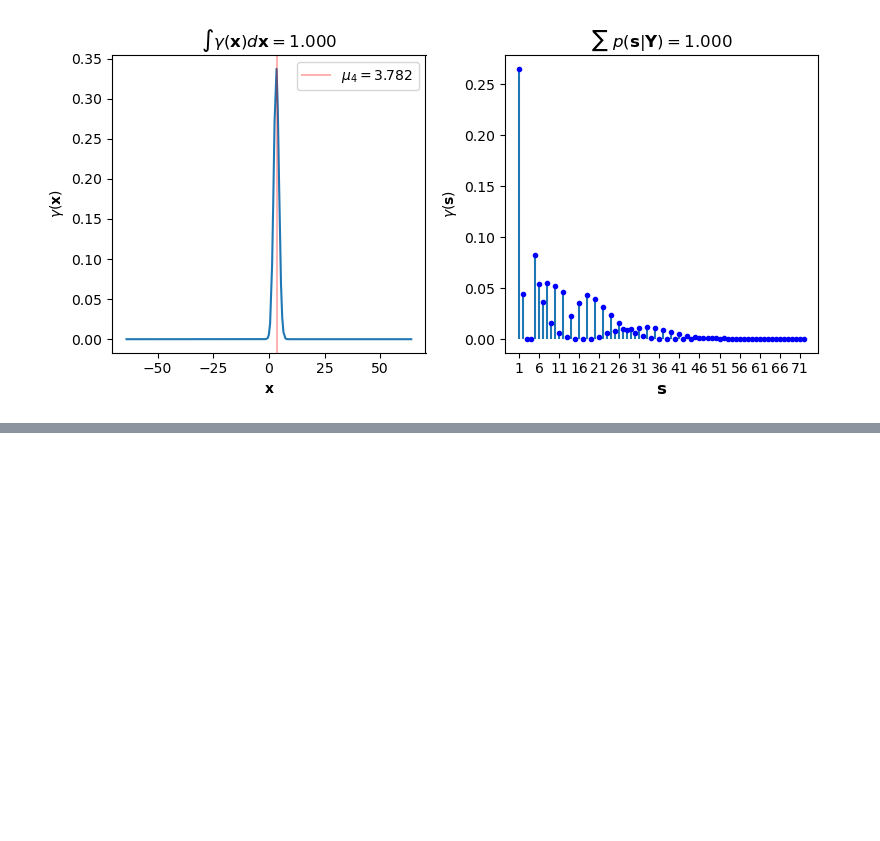
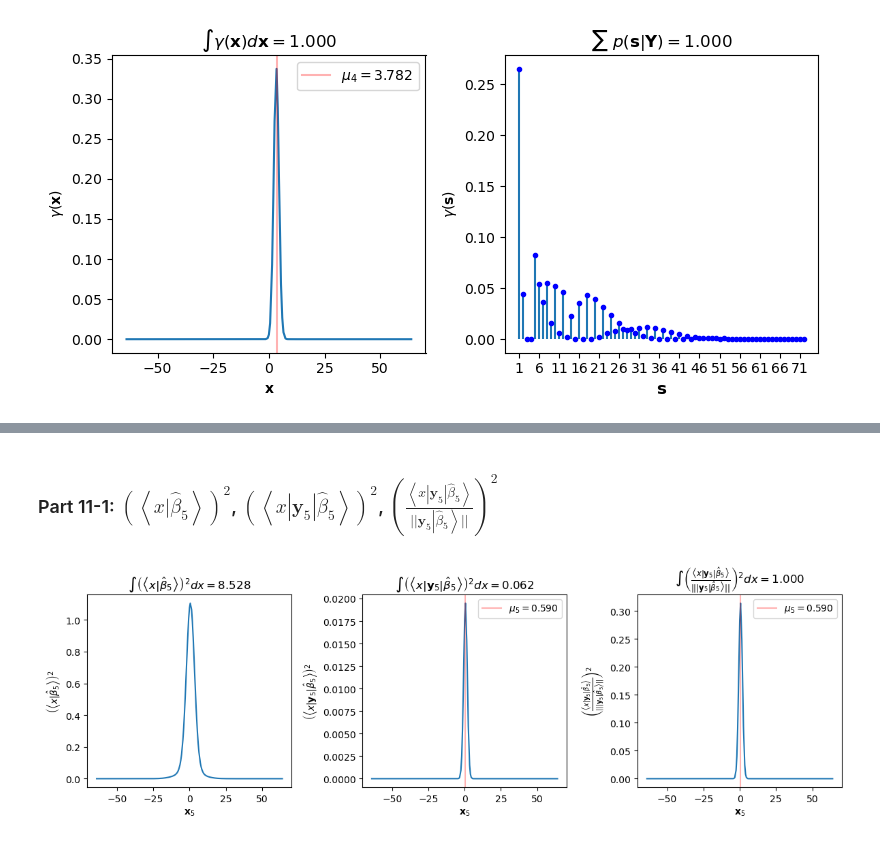
Before and after one commit to yizaochen/md_pisl, a Jupyter notebook: notebooks/diffusion_coefficient/eigenspace_graphical_EM_A_0.ipynb, the cells around one changed output, grey strips where cells are left out. Drawn from its saved outputs; the diff is of its cells as text; code cells hidden in the pictures; blank space fills up the shorter version.

```diff
--- a/notebooks/diffusion_coefficient/eigenspace_graphical_EM_A_0.ipynb
+++ b/notebooks/diffusion_coefficient/eigenspace_graphical_EM_A_0.ipynb
@@ -257,0 +320,15 @@ sqrt.(r_sqrt_array[1:6])
+# %% [markdown]
+### Part 11-1:  $\left( \left< x| \hat{\beta}_5 \right> \right)^2$, $\left( \left< x| \textbf{y}_5 | \hat{\beta}_5 \right> \right)^2$, $\left( \frac{\left< x| \textbf{y}_5 | \hat{\beta}_5 \right>}{ || \textbf{y}_5 \left| \hat{\beta}_5 \right>||} \right)^2$
+# %%
+photon_mat = get_photon_matrix_gaussian(y_record[5], xref, e_norm, interpo_xs, Np, w0, k_delta)
+psi_photon_psi = eigenvect_mat_prime' * photon_mat * eigenvect_mat_prime;
+# %%
+beta_hat_5 = beta_mat[:,5]
+y_beta_hat_5 = psi_photon_psi * beta_hat_5
+
+beta_hat_5_x_square = proj_vector_from_eigenspace_to_xspace(eigenvect_mat_prime, beta_hat_5) .^ 2
+y_beta_hat_5_x_square = proj_vector_from_eigenspace_to_xspace(eigenvect_mat_prime, y_beta_hat_5) .^ 2
+norm_factor = sum(w0 .* y_beta_hat_5_x_square)
+y_beta_hat_5_after_norm_x_square = y_beta_hat_5_x_square ./ norm_factor
+
+y_beta_hat_5_after_norm = y_beta_hat_5 ./ sqrt(norm_factor);
@@ -257,0 +339,35 @@ sqrt.(r_sqrt_array[1:6])
+# %%
+fig, axes = plt.subplots(ncols=3, nrows=1, figsize=(12,4))
+
+ax = axes[1]
+ax.plot(xref, beta_hat_5_x_square)
+ax.set_ylabel("\$\\left( \\left< x| \\hat{\\beta}_5 \\right> \\right)^2\$")
+ax.set_xlabel("\$\\mathbf{x}_5\$")
+title = @sprintf "\$ \\int \\left( \\left< x| \\hat{\\beta}_5 \\right> \\right)^2 dx=%.3f \$" sum(beta_hat_5_x_square .* w0)
+ax.set_title(title)
+
+ax = axes[2]
+ax.plot(xref, y_beta_hat_5_x_square)
+label = @sprintf "\$ \\mu_{%d}=%.3f\$" 5 y_record[5]
+ax.axvline(y_record[5], color="red", label=label, alpha=0.3)
+ax.set_ylabel("\$\\left( \\left< x| \\mathbf{y}_5 |\\hat{\\beta}_5 \\right> \\right)^2\$")
+ax.set_xlabel("\$\\mathbf{x}_5\$")
+title = @sprintf "\$ \\int \\left( \\left< x| \\mathbf{y}_5 |\\hat{\\beta}_5 \\right> \\right)^2 dx=%.3f \$" sum(y_beta_hat_5_x_square .* w0)
+ax.set_title(title)
+ax.legend()
+
+ax = axes[3]
+ax.plot(xref, y_beta_hat_5_after_norm_x_square)
+label = @sprintf "\$ \\mu_{%d}=%.3f\$" 5 y_record[5]
+ax.axvline(y_record[5], color="red", label=label, alpha=0.3)
+ax.set_ylabel("\$\\left( \\frac{\\left< x| \\mathbf{y}_5 |\\hat{\\beta}_5 \\right>}{|| \\left|\\mathbf{y}_5 |\\hat{\\beta}_5 \\right> ||} \\right)^2\$")
+ax.set_xlabel("\$\\mathbf{x}_5\$")
+title = @sprintf "\$ \\int\\left( \\frac{\\left< x| \\mathbf{y}_5 |\\hat{\\beta}_5 \\right>}{|| \\left|\\mathbf{y}_5 |\\hat{\\beta}_5 \\right> ||} \\right)^2 dx=%.3f \$" sum(y_beta_hat_5_after_norm_x_square .* w0)
+ax.set_title(title)
+ax.legend()
+
+plt.tight_layout()
+#plt.savefig("/home/ytcdata/em_theory/Pictures/ch8/beta_x5_xi.pdf")
+plt.show()
+# %% [output]
+[figure, added]
```
Also changed, not shown: parts of 30 cells of this notebook.
